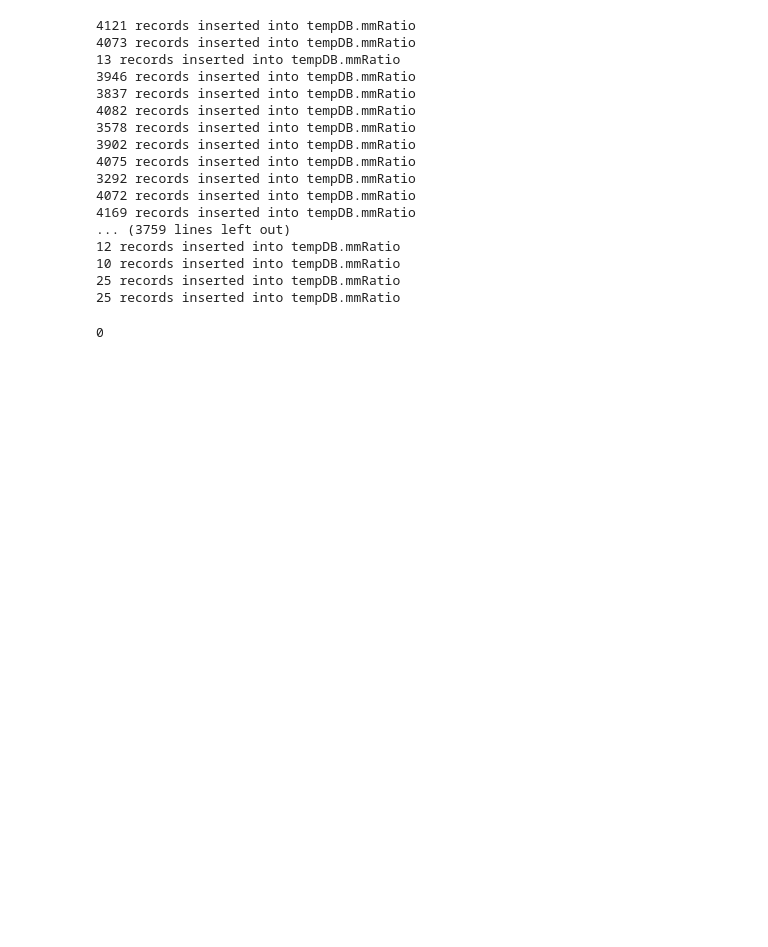
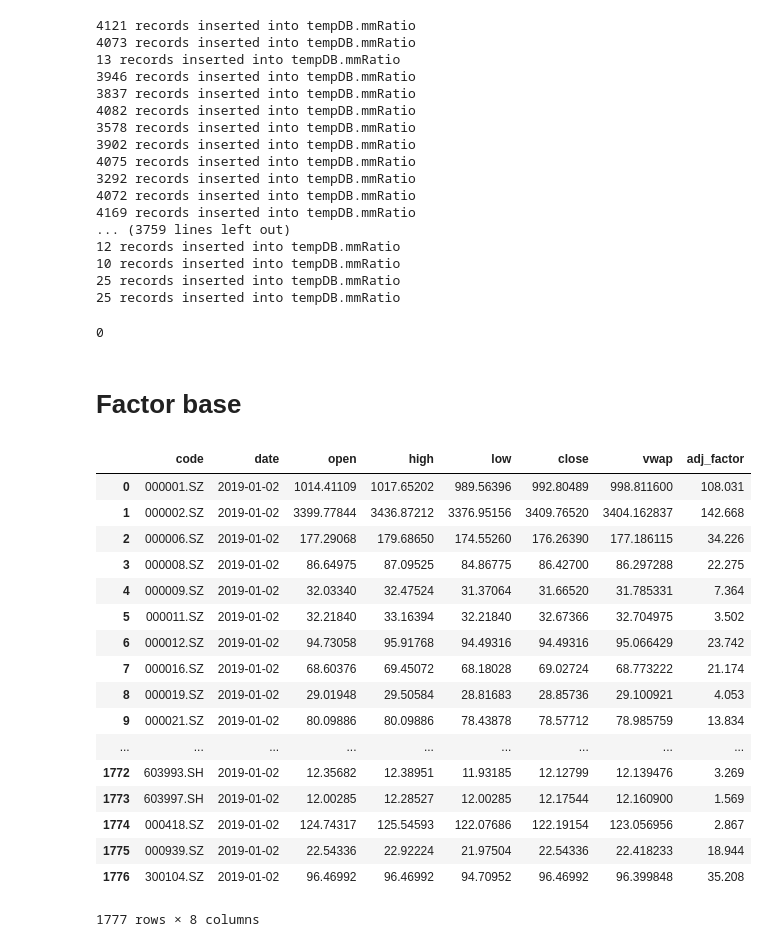
Before and after one commit to banksempire/FDM, a Jupyter notebook: FDM_test.ipynb, the cells around one changed output. Saved outputs shown, nothing was run; the diff lists cells and outputs as text; code cells hidden in the pictures; blank space fills up the shorter version.

```diff
--- a/FDM_test.ipynb
+++ b/FDM_test.ipynb
@@ -132,3 +132,5 @@ data.sort_index(inplace=True)
 ['CSI','SSE','SZSE','SW']
 indexes = pro.index_basic(market='SW')
 indexes.head()
+# %% [markdown]
+# Factor base
@@ -134,0 +172,22 @@ indexes.head()
+# %%
+stocklist = split_list.at['2019-01-02','high']
+cdb.query({'code':{'$in':stocklist},'date':datetime(2019,1,2)})#{'$gt': startdate, '$lte': enddate}
+# %% [output]
+|  | code | date | open | high | low | close | vwap | adj_factor |
+| 0 | 000001.SZ | 2019-01-02 | 1014.41109 | 1017.65202 | 989.56396 | 992.80489 | 998.811600 | 108.031 |
+| 1 | 000002.SZ | 2019-01-02 | 3399.77844 | 3436.87212 | 3376.95156 | 3409.76520 | 3404.162837 | 142.668 |
+| 2 | 000006.SZ | 2019-01-02 | 177.29068 | 179.68650 | 174.55260 | 176.26390 | 177.186115 | 34.226 |
+| 3 | 000008.SZ | 2019-01-02 | 86.64975 | 87.09525 | 84.86775 | 86.42700 | 86.297288 | 22.275 |
+| 4 | 000009.SZ | 2019-01-02 | 32.03340 | 32.47524 | 31.37064 | 31.66520 | 31.785331 | 7.364 |
+| 5 | 000011.SZ | 2019-01-02 | 32.21840 | 33.16394 | 32.21840 | 32.67366 | 32.704975 | 3.502 |
+| 6 | 000012.SZ | 2019-01-02 | 94.73058 | 95.91768 | 94.49316 | 94.49316 | 95.066429 | 23.742 |
+| 7 | 000016.SZ | 2019-01-02 | 68.60376 | 69.45072 | 68.18028 | 69.02724 | 68.773222 | 21.174 |
+| 8 | 000019.SZ | 2019-01-02 | 29.01948 | 29.50584 | 28.81683 | 28.85736 | 29.100921 | 4.053 |
+| 9 | 000021.SZ | 2019-01-02 | 80.09886 | 80.09886 | 78.43878 | 78.57712 | 78.985759 | 13.834 |
+| ... | ... | ... | ... | ... | ... | ... | ... | ... |
+| 1772 | 603993.SH | 2019-01-02 | 12.35682 | 12.38951 | 11.93185 | 12.12799 | 12.139476 | 3.269 |
+| 1773 | 603997.SH | 2019-01-02 | 12.00285 | 12.28527 | 12.00285 | 12.17544 | 12.160900 | 1.569 |
+| 1774 | 000418.SZ | 2019-01-02 | 124.74317 | 125.54593 | 122.07686 | 122.19154 | 123.056956 | 2.867 |
+| 1775 | 000939.SZ | 2019-01-02 | 22.54336 | 22.92224 | 21.97504 | 22.54336 | 22.418233 | 18.944 |
+| 1776 | 300104.SZ | 2019-01-02 | 96.46992 | 96.46992 | 94.70952 | 96.46992 | 96.399848 | 35.208 |
+1777 rows × 8 columns
```
Also changed, not shown: parts of 5 cells of this notebook, 1 other file.
